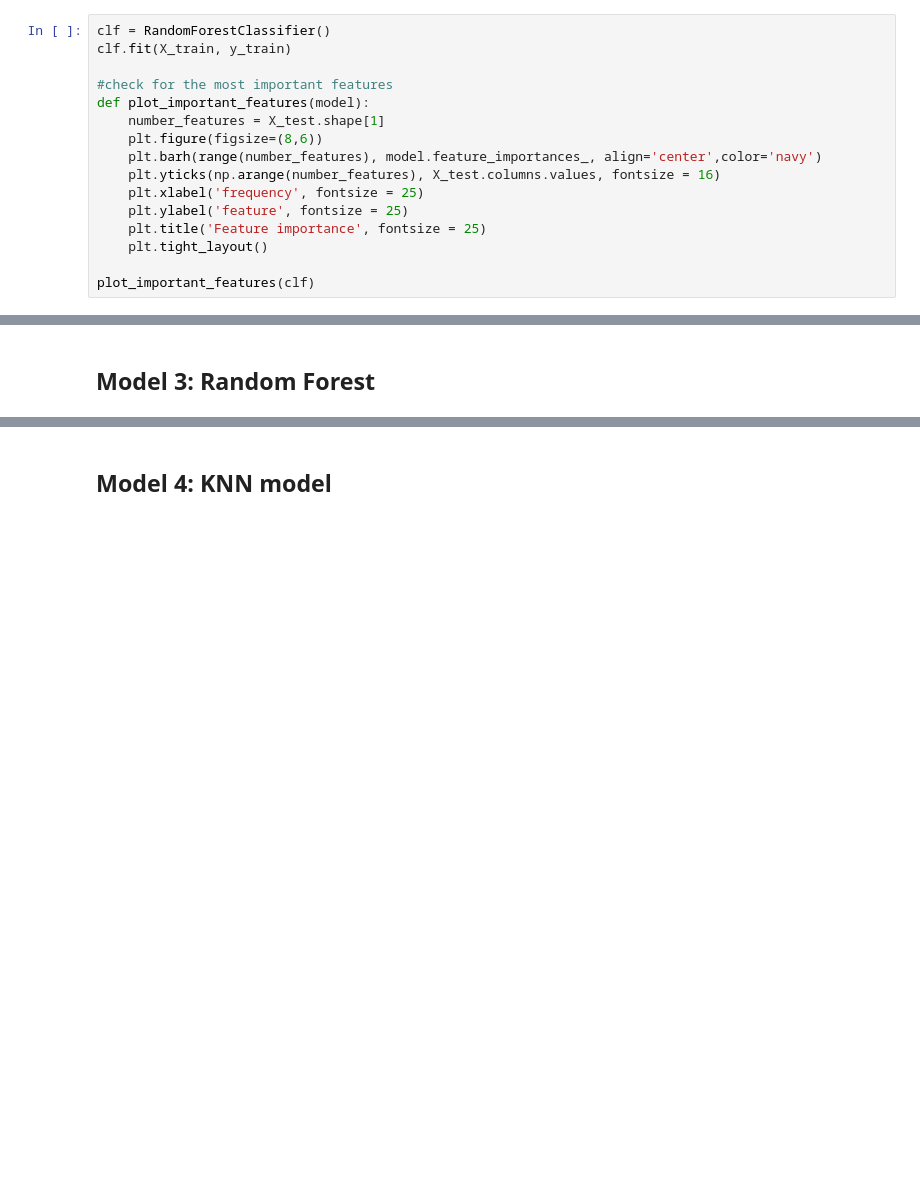
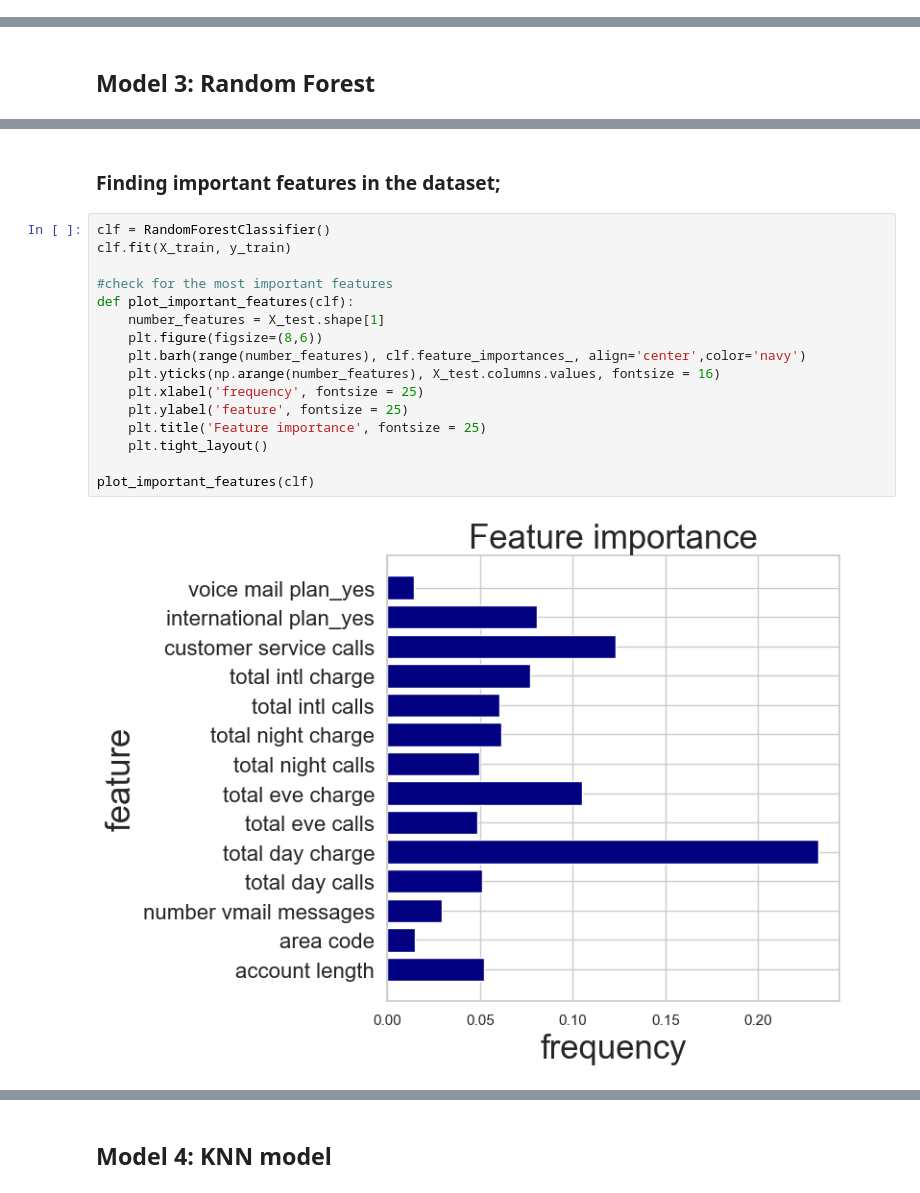
Before and after one commit to Kelsey-Maina/telcompany-customer-churn, a Jupyter notebook: telcompany-customer-churn.ipynb, the cells around one changed output, grey strips where cells are left out. Drawn from its saved outputs; the diff is of its cells as text; blank space fills up the shorter version.

```diff
--- a/telcompany-customer-churn.ipynb
+++ b/telcompany-customer-churn.ipynb
@@ -619,16 +616,0 @@ def conf_matrix(model, X_train, X_test, y_train, y_test):
-# %%
-clf = RandomForestClassifier()
-clf.fit(X_train, y_train)
-
-#check for the most important features
-def plot_important_features(model):
-    number_features = X_test.shape[1]
-    plt.figure(figsize=(8,6))
-    plt.barh(range(number_features), model.feature_importances_, align='center',color='navy')
-    plt.yticks(np.arange(number_features), X_test.columns.values, fontsize = 16)
-    plt.xlabel('frequency', fontsize = 25)
-    plt.ylabel('feature', fontsize = 25)
-    plt.title('Feature importance', fontsize = 25)
-    plt.tight_layout()
-
-plot_important_features(clf)
@@ -782,0 +784,20 @@ Based on the evaluation results of the random forest, the conclusions are:
+# %% [markdown]
+### Finding important features in the dataset;
+# %%
+clf = RandomForestClassifier()
+clf.fit(X_train, y_train)
+
+#check for the most important features
+def plot_important_features(clf):
+    number_features = X_test.shape[1]
+    plt.figure(figsize=(8,6))
+    plt.barh(range(number_features), clf.feature_importances_, align='center',color='navy')
+    plt.yticks(np.arange(number_features), X_test.columns.values, fontsize = 16)
+    plt.xlabel('frequency', fontsize = 25)
+    plt.ylabel('feature', fontsize = 25)
+    plt.title('Feature importance', fontsize = 25)
+    plt.tight_layout()
+
+plot_important_features(clf)
+# %% [output]
+[figure, added]
```
Also changed, not shown: parts of 19 cells of this notebook.
